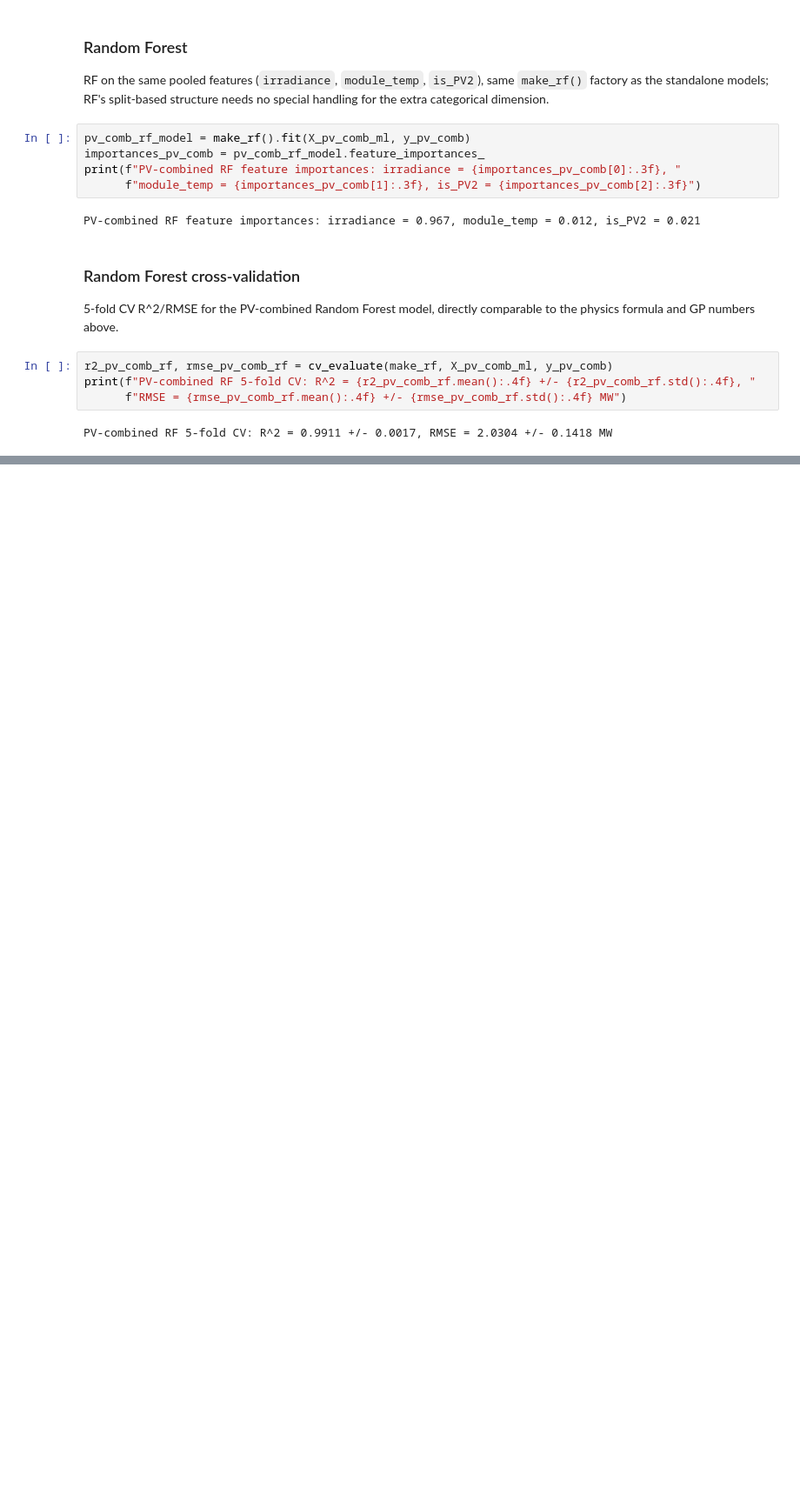
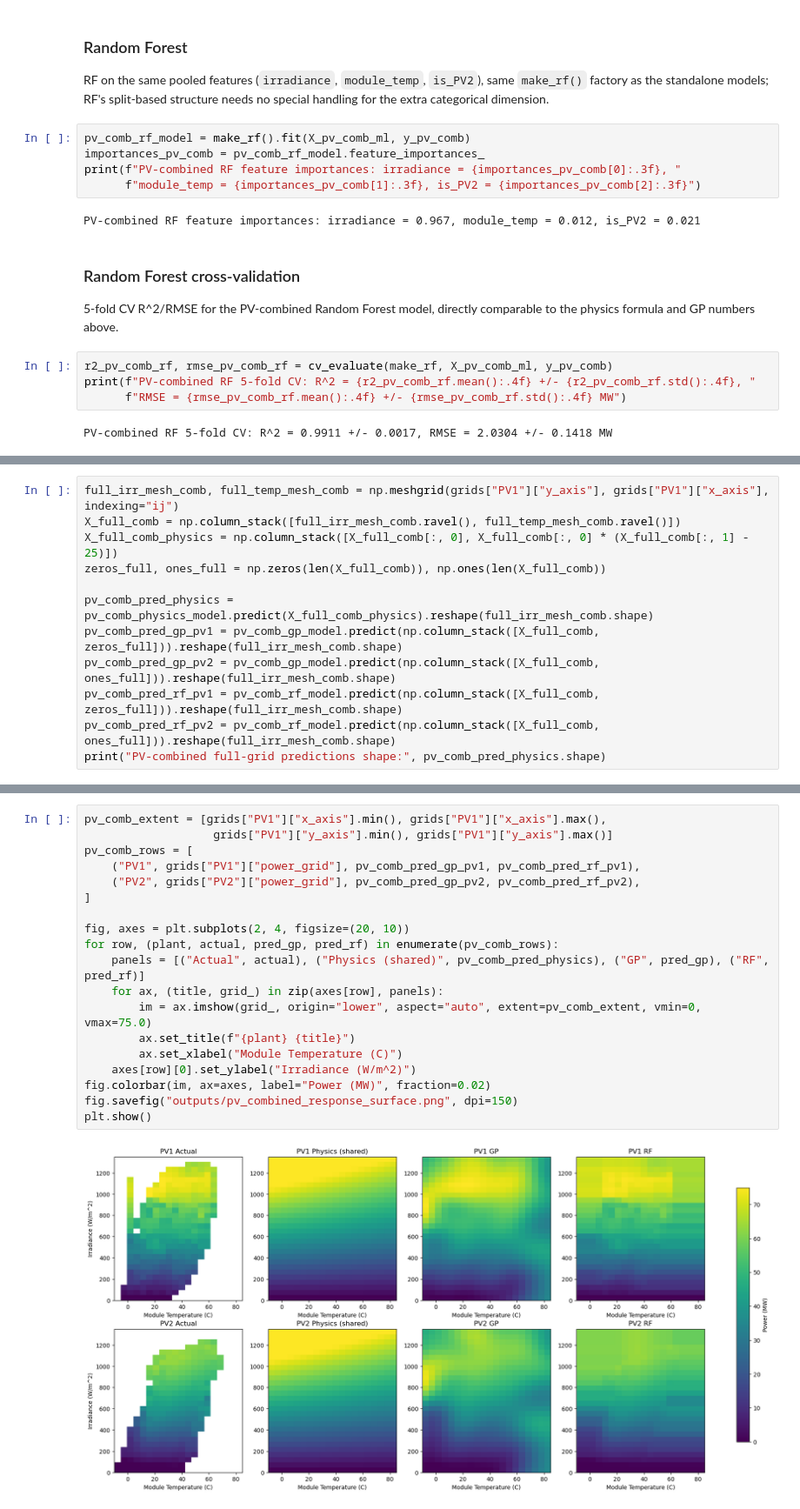
Before and after one commit to ErickChauke/power-curve-modeling-pv-wind, a Jupyter notebook: notebook.ipynb, the cells around one changed output, grey strips where cells are left out. Shown at 87% size. Cells and saved outputs as stored; diff of their text form; blank space fills up the shorter version.

Commit message:
Add PV-combined response-surface and residual heatmaps subsection

```diff
--- a/notebook.ipynb
+++ b/notebook.ipynb
@@ -836,0 +844,12 @@ PV-combined RF 5-fold CV: R^2 = 0.9911 +/- 0.0017, RMSE = 2.0304 +/- 0.1418 MW
+# %%
+full_irr_mesh_comb, full_temp_mesh_comb = np.meshgrid(grids["PV1"]["y_axis"], grids["PV1"]["x_axis"], indexing="ij")
+X_full_comb = np.column_stack([full_irr_mesh_comb.ravel(), full_temp_mesh_comb.ravel()])
+X_full_comb_physics = np.column_stack([X_full_comb[:, 0], X_full_comb[:, 0] * (X_full_comb[:, 1] - 25)])
+zeros_full, ones_full = np.zeros(len(X_full_comb)), np.ones(len(X_full_comb))
+
+pv_comb_pred_physics = pv_comb_physics_model.predict(X_full_comb_physics).reshape(full_irr_mesh_comb.shape)
+pv_comb_pred_gp_pv1 = pv_comb_gp_model.predict(np.column_stack([X_full_comb, zeros_full])).reshape(full_irr_mesh_comb.shape)
+pv_comb_pred_gp_pv2 = pv_comb_gp_model.predict(np.column_stack([X_full_comb, ones_full])).reshape(full_irr_mesh_comb.shape)
+pv_comb_pred_rf_pv1 = pv_comb_rf_model.predict(np.column_stack([X_full_comb, zeros_full])).reshape(full_irr_mesh_comb.shape)
+pv_comb_pred_rf_pv2 = pv_comb_rf_model.predict(np.column_stack([X_full_comb, ones_full])).reshape(full_irr_mesh_comb.shape)
+print("PV-combined full-grid predictions shape:", pv_comb_pred_physics.shape)
@@ -836,0 +863,21 @@ PV-combined RF 5-fold CV: R^2 = 0.9911 +/- 0.0017, RMSE = 2.0304 +/- 0.1418 MW
+# %%
+pv_comb_extent = [grids["PV1"]["x_axis"].min(), grids["PV1"]["x_axis"].max(),
+                   grids["PV1"]["y_axis"].min(), grids["PV1"]["y_axis"].max()]
+pv_comb_rows = [
+    ("PV1", grids["PV1"]["power_grid"], pv_comb_pred_gp_pv1, pv_comb_pred_rf_pv1),
+    ("PV2", grids["PV2"]["power_grid"], pv_comb_pred_gp_pv2, pv_comb_pred_rf_pv2),
+]
+
+fig, axes = plt.subplots(2, 4, figsize=(20, 10))
+for row, (plant, actual, pred_gp, pred_rf) in enumerate(pv_comb_rows):
+    panels = [("Actual", actual), ("Physics (shared)", pv_comb_pred_physics), ("GP", pred_gp), ("RF", pred_rf)]
+    for ax, (title, grid_) in zip(axes[row], panels):
+        im = ax.imshow(grid_, origin="lower", aspect="auto", extent=pv_comb_extent, vmin=0, vmax=75.0)
+        ax.set_title(f"{plant} {title}")
+        ax.set_xlabel("Module Temperature (C)")
+    axes[row][0].set_ylabel("Irradiance (W/m^2)")
+fig.colorbar(im, ax=axes, label="Power (MW)", fraction=0.02)
+fig.savefig("outputs/pv_combined_response_surface.png", dpi=150)
+plt.show()
+# %% [output]
+[figure, added]
```
Also changed, not shown: parts of 6 cells of this notebook, 2 other files.
